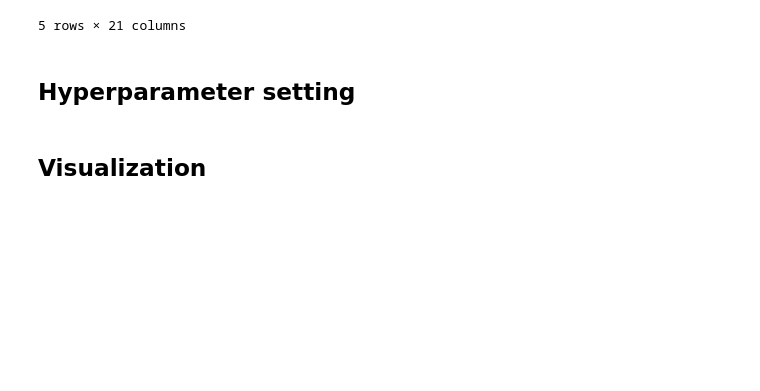
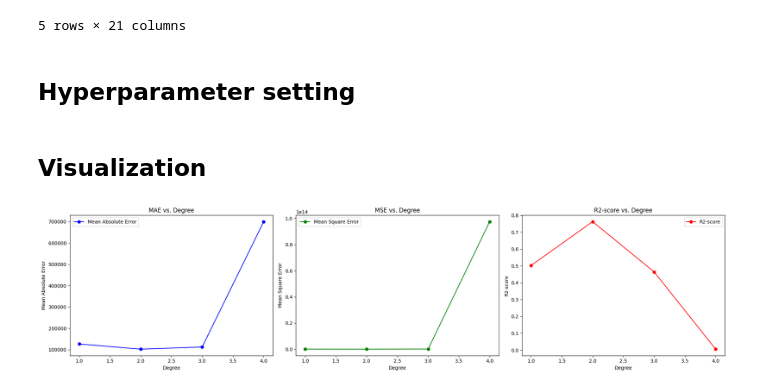
Before and after one commit to leandro-driguez/Machine-Learning-Techniques, a Jupyter notebook: Lab_1/Sesión 1/PolynomialRegression.ipynb, the cells around one changed output. Drawn from its saved outputs; the diff is of its cells as text; code cells hidden in the pictures; blank space fills up the shorter version.

```diff
--- a/Lab_1/Sesión 1/PolynomialRegression.ipynb
+++ b/Lab_1/Sesión 1/PolynomialRegression.ipynb
@@ -79,8 +87,9 @@ def generate_polynomial_features(df: pd.DataFrame, degree: int):
 ## Hyperparameter setting
 # %%
 Models, MAE, MSE, R2_score = [], [], [], []
+MAX_DEGREE = 4
 # %%
-for k_degree in range(1, 10):
+for k_degree in range(1, MAX_DEGREE+1):
     # Prepare dataset
     X_pol = generate_polynomial_features(X, degree=k_degree)
 
@@ -117,0 +113,25 @@ plt.show()
+# %%
+degrees = [dg for dg in range(1, MAX_DEGREE+1)]
+
+# Plotting each metric in a separate subplot
+fig, axs = plt.subplots(nrows=1, ncols=3, figsize=(20, 5))
+
+# Mean Absolute Error Plot
+axs[0].plot(degrees, MAE, 'bo-', label='Mean Absolute Error')
+axs[0].set(title='MAE vs. Degree', xlabel='Degree', ylabel='Mean Absolute Error')
+axs[0].legend()
+
+# Mean Square Error Plot
+axs[1].plot(degrees, MSE, 'go-', label='Mean Square Error')
+axs[1].set(title='MSE vs. Degree', xlabel='Degree', ylabel='Mean Square Error')
+axs[1].legend()
+
+# R2-score Plot
+axs[2].plot(degrees, R2_score, 'ro-', label='R2-score')
+axs[2].set(title='R2-score vs. Degree', xlabel='Degree', ylabel='R2-score')
+axs[2].legend()
+
+plt.tight_layout()
+plt.show()
+# %% [output]
+[figure, added]
```
Also changed, not shown: parts of 2 cells of this notebook, 1 other file.
